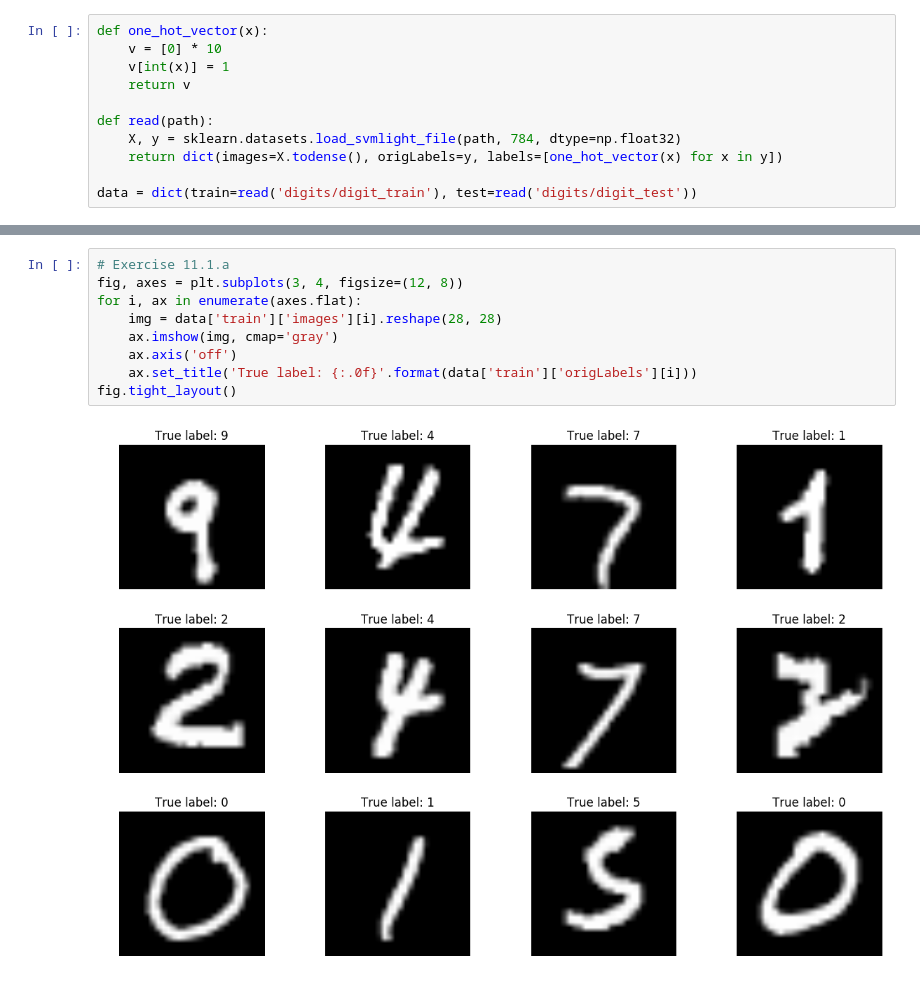
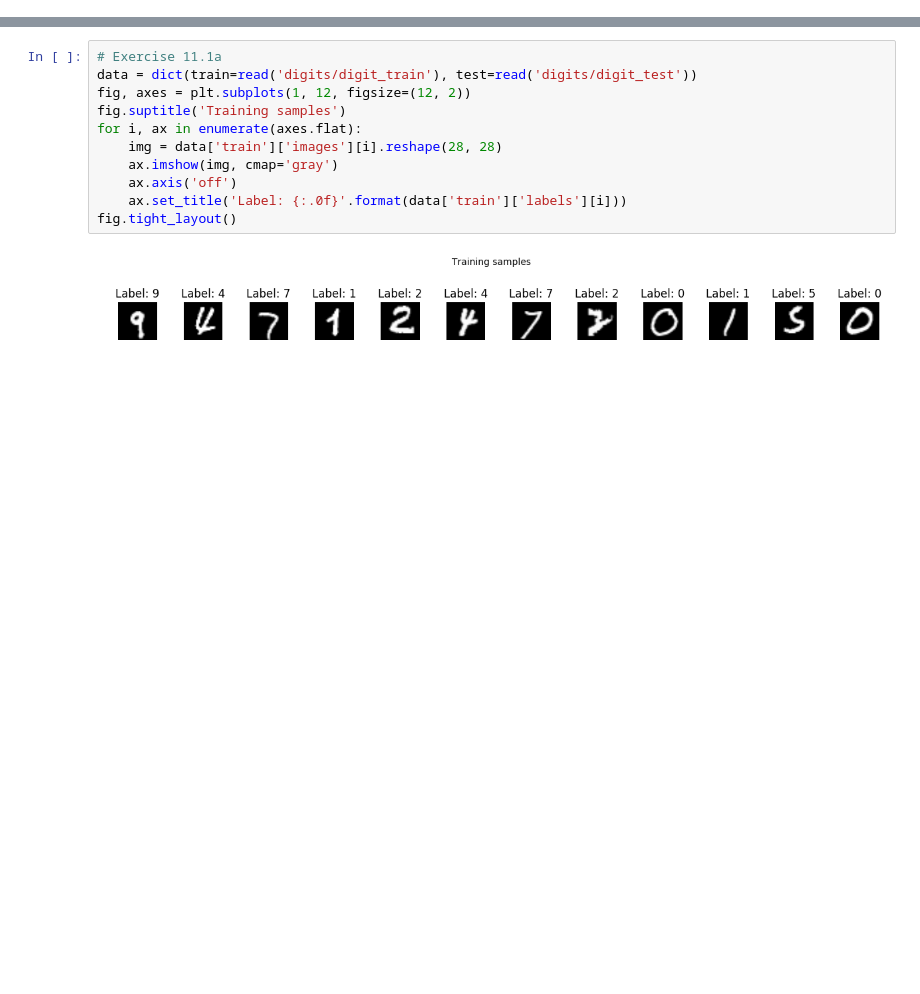
Before and after one commit to Chaoste/course-machine-intelligence-1, a Jupyter notebook: Ex11/MI - H11.ipynb, the cells around one changed output, grey strips where cells are left out. Cells and saved outputs as stored; diff of their text form; blank space fills up the shorter version.

```diff
--- a/Ex11/MI - H11.ipynb
+++ b/Ex11/MI - H11.ipynb
@@ -12,11 +8,0 @@ from scipy.stats import mode
-# %%
-def one_hot_vector(x):
-    v = [0] * 10
-    v[int(x)] = 1
-    return v
-
-def read(path):
-    X, y = sklearn.datasets.load_svmlight_file(path, 784, dtype=np.float32)
-    return dict(images=X.todense(), origLabels=y, labels=[one_hot_vector(x) for x in y])
-
-data = dict(train=read('digits/digit_train'), test=read('digits/digit_test'))
@@ -23,11 +138,13 @@ data = dict(train=read('digits/digit_train'), test=read('digits/digit_test'))
 # %%
-# Exercise 11.1.a
-fig, axes = plt.subplots(3, 4, figsize=(12, 8))
+# Exercise 11.1a
+data = dict(train=read('digits/digit_train'), test=read('digits/digit_test'))
+fig, axes = plt.subplots(1, 12, figsize=(12, 2))
+fig.suptitle('Training samples')
 for i, ax in enumerate(axes.flat):
     img = data['train']['images'][i].reshape(28, 28)
     ax.imshow(img, cmap='gray')
     ax.axis('off')
-    ax.set_title('True label: {:.0f}'.format(data['train']['origLabels'][i]))
+    ax.set_title('Label: {:.0f}'.format(data['train']['labels'][i]))
 fig.tight_layout()
 # %% [output]
-[figure, old version]
+[figure, new version]
```
Also changed, not shown: parts of 11 cells of this notebook, 19 other files.
